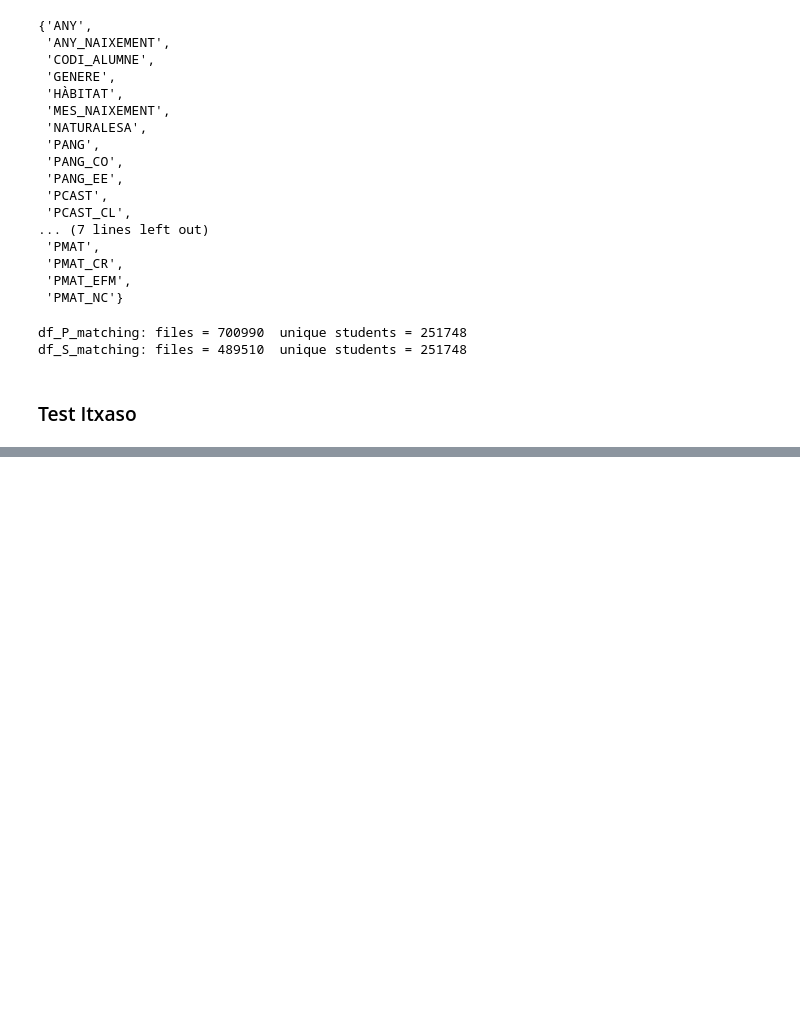
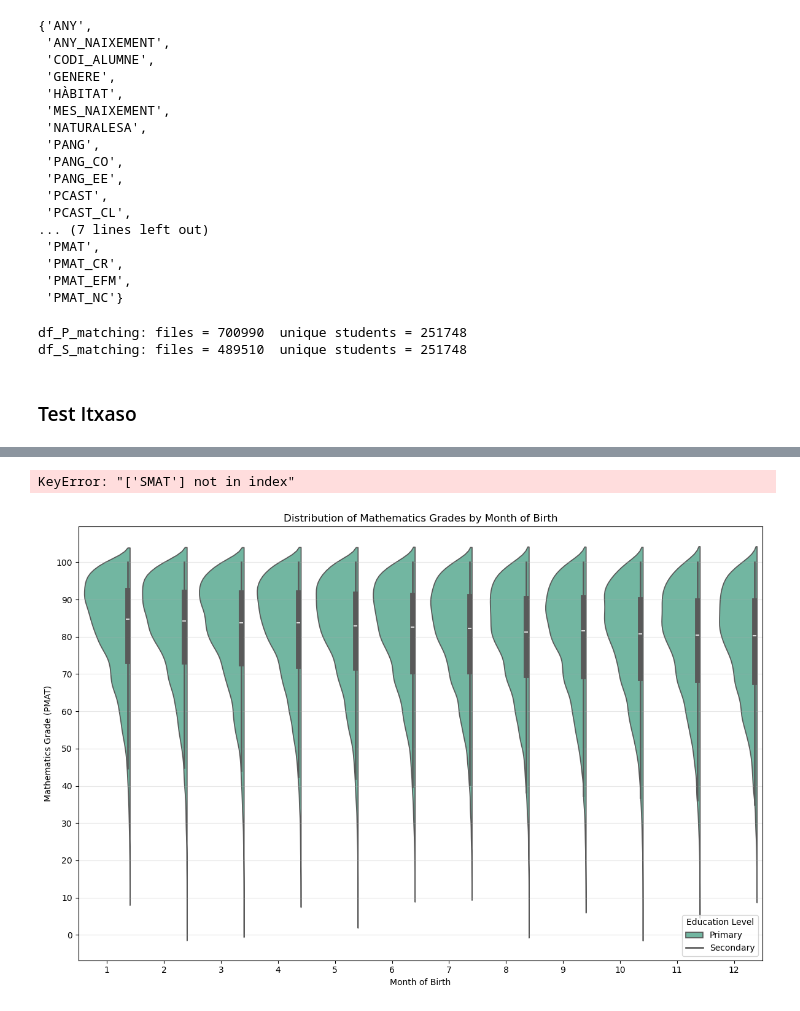
Before and after one commit to m-garcia-rodriguez/Education-Big-Data-Project, a Jupyter notebook: Notebooks/exploration-itxaso.ipynb, the cells around one changed output, grey strips where cells are left out. Cells and saved outputs as stored; diff of their text form; code cells hidden in the pictures; blank space fills up the shorter version.

```diff
--- a/Notebooks/exploration-itxaso.ipynb
+++ b/Notebooks/exploration-itxaso.ipynb
@@ -226,0 +286,53 @@ plt.show()
+# %%
+# ===============================
+# 4. Plot 2: Mathematics Grades by Birth Month
+# ===============================
+df_math_grades = df_combined[['CODI_ALUMNE', 'MES_NAIXEMENT', 'PMAT', 'PMAT_CR', 'PMAT_EFM', 'PMAT_NC', 'snapshot']].drop_duplicates(subset='CODI_ALUMNE')
+
+# Order the months correctly, from 1 to 12
+df_math_grades['MES_NAIXEMENT'] = pd.Categorical(df_math_grades['MES_NAIXEMENT'],
+                                                  categories=[str(i) for i in range(1, 13)], ordered=True)
+
+plt.figure(figsize=(7, 5.5))
+sns.pointplot(data=df_math_grades, x='MES_NAIXEMENT', y=grade_cols_P[grade_cols_P.index('PMAT')], hue='snapshot',
+              palette='Set2', markers='o', scale=1.5, label='Primary')
+sns.pointplot(data=df_math_grades, x='MES_NAIXEMENT', y=grade_cols_S[grade_cols_S.index('PMAT')], hue='snapshot',
+              palette='Set2', markers='o', scale=1.5, label='Secondary')
+
+# Set y-axis ticks every 1 point
+#plt.yticks(range(0, 11, 1))
+
+plt.title('Average Mathematics Grades by Month of Birth')
+plt.xlabel('Month of Birth')
+plt.ylabel('Average Mathematics Grade (PMAT)')
+plt.legend(title='Education Level', labels=['Primary', 'Secondary'])
+plt.grid(axis='y', alpha=0.3)
+plt.tight_layout()
+plt.show()
+# %% [output]
+KeyError: "['SMAT'] not in index"
+# %%
+# ===============================
+# 4. Plot 2: Mathematics Grades by Birth Month (Violin Distribution)
+# ===============================
+df_math_grades = df_combined[['CODI_ALUMNE', 'MES_NAIXEMENT', 'PMAT', 'PMAT_CR', 'PMAT_EFM', 'PMAT_NC', 'snapshot']].drop_duplicates(subset='CODI_ALUMNE')
+
+# Order the months correctly, from 1 to 12
+df_math_grades['MES_NAIXEMENT'] = pd.Categorical(df_math_grades['MES_NAIXEMENT'], categories=[str(i) for i in range(1, 13)], ordered=True)
+
+plt.figure(figsize=(12, 8))
+sns.violinplot(data=df_math_grades, x='MES_NAIXEMENT', y='PMAT', hue='snapshot',
+               palette='Set2', split=True)
+
+# Set y-axis ticks every 1 point
+plt.yticks(range(0, 101, 10))
+
+plt.title('Distribution of Mathematics Grades by Month of Birth')
+plt.xlabel('Month of Birth')
+plt.ylabel('Mathematics Grade (PMAT)')
+plt.legend(title='Education Level', labels=['Primary', 'Secondary'])
+plt.grid(axis='y', alpha=0.3)
+plt.tight_layout()
+plt.show()
+# %% [output]
+[figure, added]
```
Also changed, not shown: parts of 9 cells of this notebook.
